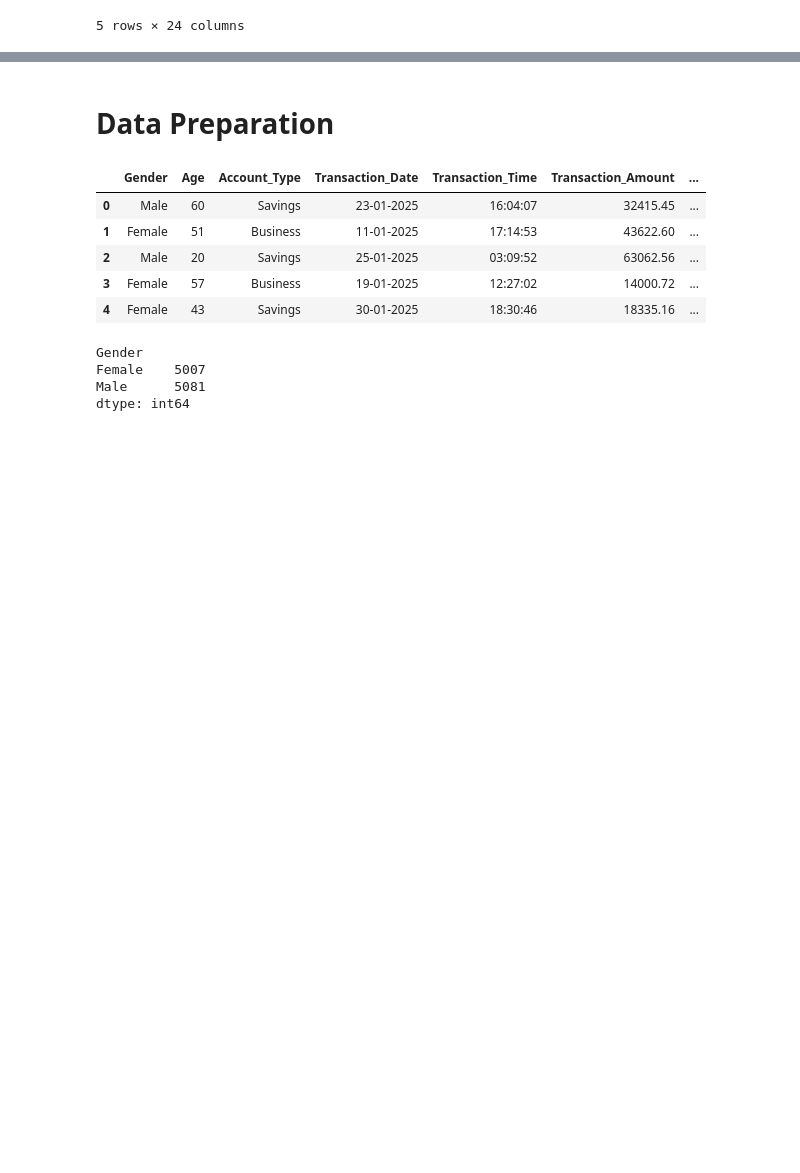
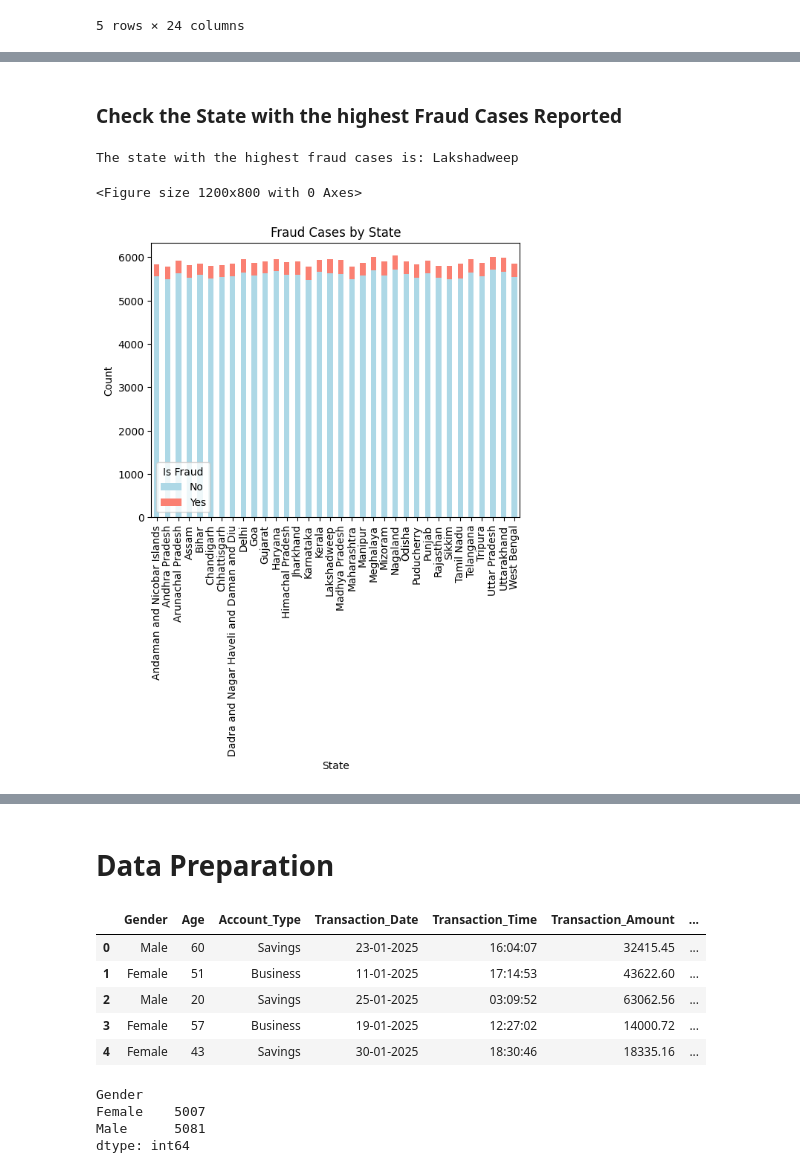
Before and after one commit to gkipkirui1/DSF-PT08P5-GROUP4-CAPSTONE-PROJECT, a Jupyter notebook: mika.ipynb, the cells around one changed output, grey strips where cells are left out. Drawn from its saved outputs; the diff is of its cells as text; code cells hidden in the pictures; blank space fills up the shorter version.

Commit message:
group assignment working on EDA

```diff
--- a/mika.ipynb
+++ b/mika.ipynb
@@ -212,0 +228,31 @@ plt.show()
+# %% [markdown]
+### Check the State with the highest Fraud Cases Reported
+# %%
+# Function to find the state with the highest fraud cases
+def state_with_highest_fraud(df):
+    fraud_counts = df[df['Is_Fraud'] == 1]['State'].value_counts()
+    highest_fraud_state = fraud_counts.idxmax()
+    return highest_fraud_state
+
+# Function to plot fraud cases by state
+def plot_fraud_by_state(df):
+    plt.figure(figsize=(12, 8))
+    state_fraud_counts = df.groupby(['State', 'Is_Fraud']).size().unstack()
+    state_fraud_counts.plot(kind='bar', stacked=True, color=['lightblue', 'salmon'])
+    plt.title('Fraud Cases by State')
+    plt.xlabel('State')
+    plt.ylabel('Count')
+    plt.xticks(rotation=90)
+    plt.legend(title='Is Fraud', labels=['No', 'Yes'])
+    plt.show()
+
+# Find the state with the highest fraud cases
+highest_fraud_state = state_with_highest_fraud(df)
+print(f"The state with the highest fraud cases is: {highest_fraud_state}")
+
+# Plotting the relationship
+plot_fraud_by_state(df)
+# %% [output]
+The state with the highest fraud cases is: Lakshadweep
+<Figure size 1200x800 with 0 Axes>
+[figure, added]
```
Also changed, not shown: parts of 22 cells of this notebook.
